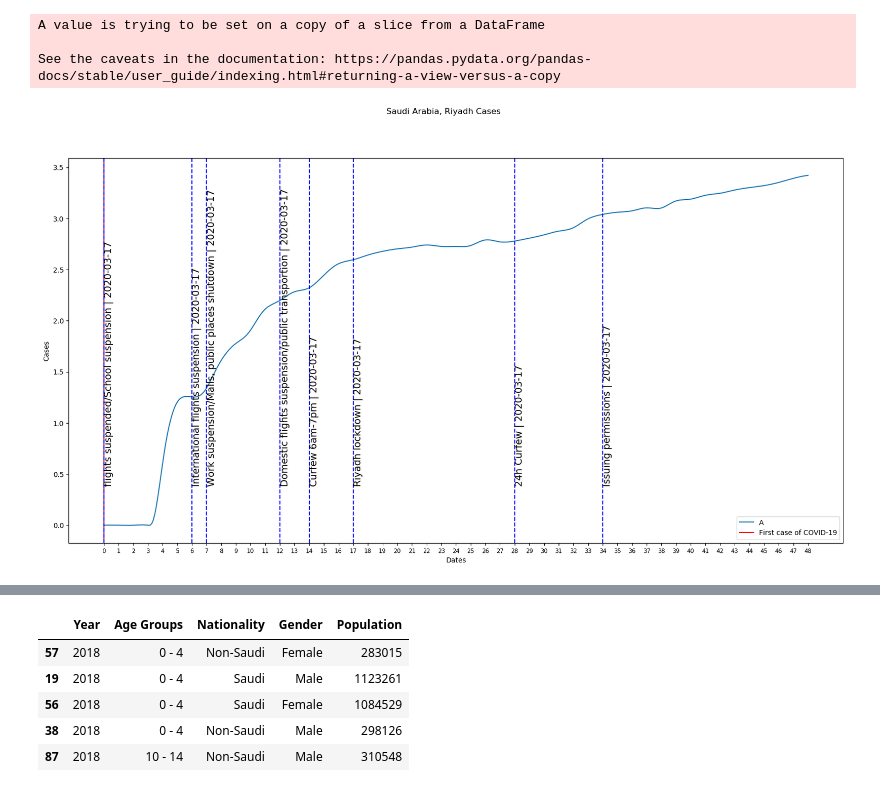
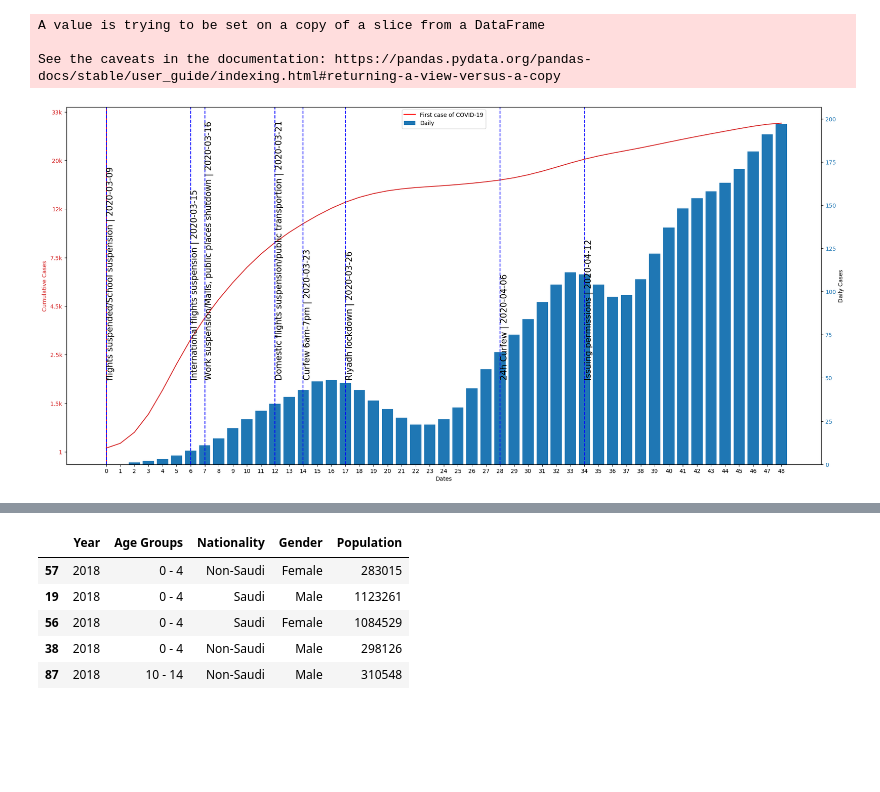
Before and after one commit to athlatif/COVID-19_Paper, a Jupyter notebook: COVID-19 paper.ipynb, the cells around one changed output, grey strips where cells are left out. Cells and saved outputs as stored; diff of their text form; code cells hidden in the pictures; blank space fills up the shorter version.

```diff
--- a/COVID-19 paper.ipynb
+++ b/COVID-19 paper.ipynb
@@ -345,31 +347,44 @@ A value is trying to be set on a copy of a slice from a DataFrame
 See the caveats in the documentation: https://pandas.pydata.org/pandas-docs/stable/user_guide/indexing.html#returning-a-view-versus-a-copy
 # %%
 from scipy.interpolate import splrep, splev
+from scipy.ndimage.filters import gaussian_filter1d
 
-plt.figure(figsize=(20, 10))
+fig, ax1 = plt.subplots(figsize=(20, 10))
 
 x =  np.linspace(0, 48, num=49)
-A_tck = splrep(x, list(saudi_cases['Cases']))
-dates = days
-x_new = np.linspace(x.min(), x.max(), 500)
-A_new = splev(x_new, A_tck)
-plt.plot(x_new, np.log10(A_new), label='A')
+ysmoothed = gaussian_filter1d(np.log10(list(saudi_cases['Cases'])), sigma=2)
+color = 'tab:red'
+ax1.set_xlabel('Dates')
+ax1.set_ylabel('Cumulative Cases', color=color)
+ax1.plot(days, ysmoothed, color=color, label = "Cumulative")
+ax1.tick_params(axis='y', labelcolor=color)
+plt.yticks([0,0.5,1,1.5,2,2.5,3,3.5], ['1', '1.5k', '2.5k','4.5k', '7.5k', '12k','20k', '33k'])
 
-plt.xticks(x, dates, size='small')
-plt.suptitle('Saudi Arabia, Riyadh Cases')
-plt.xlabel("Dates")
-plt.ylabel("Cases")
+ax2 = ax1.twinx()  # instantiate a second axes that shares the same x-axis
+
+color = 'tab:blue'
+ysmoothed2 = gaussian_filter1d(Saudi_daily['Cases'], sigma=2)
+x_axis = np.arange(len(days))
+ax2.set_ylabel('Daily Cases')  # we already handled the x-label with ax1
+ax2.bar(x_axis, ysmoothed2.tolist(), label="Daily")
+# ax2.plot(days, ysmoothed2, label="Daily")
+ax2.tick_params(axis='y', labelcolor=color)
+
+# plt.suptitle('Saudi Arabia, Riyadh Cases')
+
 plt.axvline('0',color='r',label="First case of COVID-19")
+plt.xticks(x, days, size='small')
 j = 0
 for x in evDays:
     if evActions[j] != '':
         plt.axvline(x,color='b',linestyle='dashed')
-        plt.text(x,0.4,evActions[j]+" | "+str(evdates[i]),rotation=90,fontsize=14)
+        plt.text(x,50,evActions[j]+" | "+str(evdates[j]),rotation=90,fontsize=15)
     j = j + 1
 
 #         plt.axvline(x,color='b',label="Action",linestyle='dashed')
 #         plt.text(w,99,evActions[j],rotation=90,fontsize=12)
 plt.legend()
+fig.tight_layout()  # otherwise the right y-label is slightly clipped
 plt.show()
 # %% [output]
-[figure, old version]
+[figure, new version]
```
Also changed, not shown: parts of 14 cells of this notebook, 1 other file.
